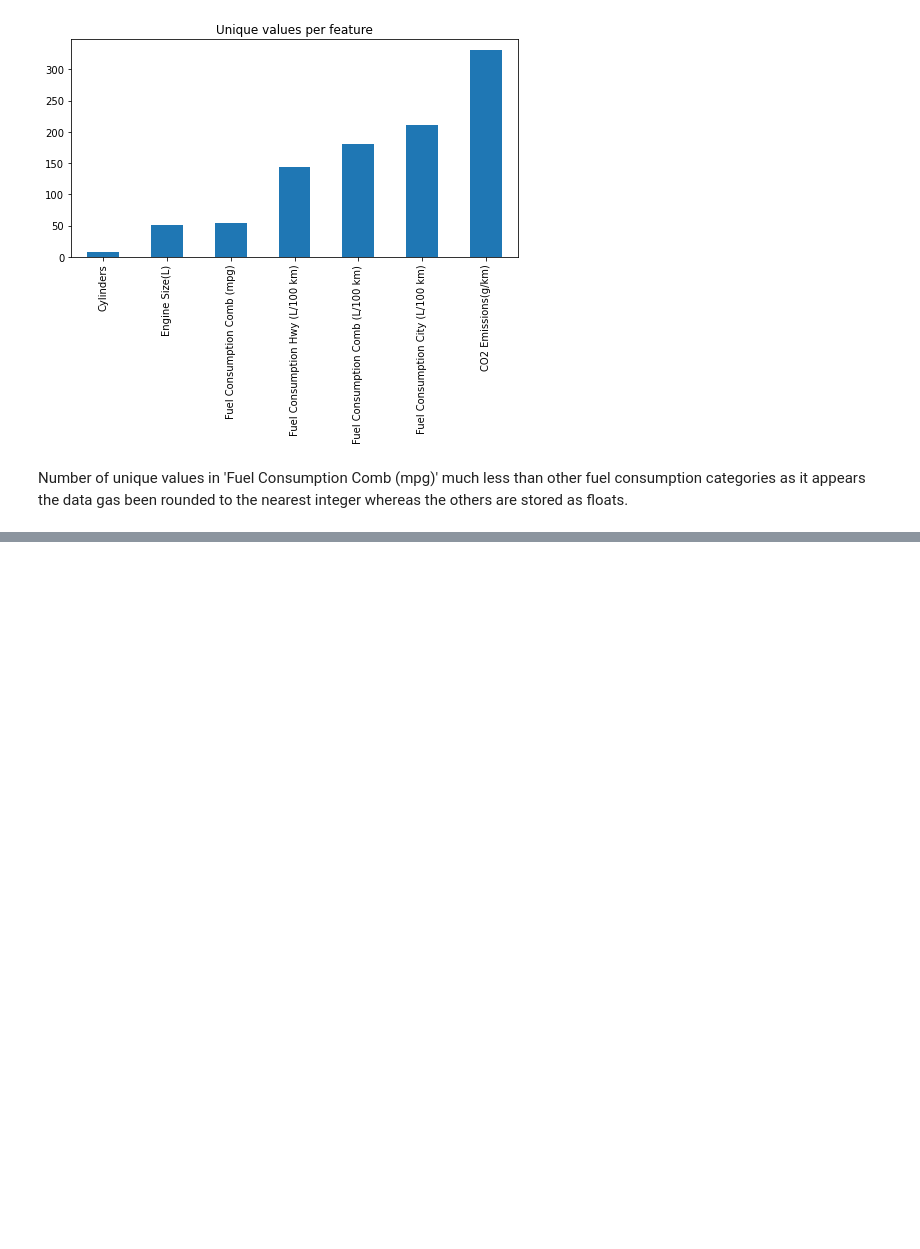
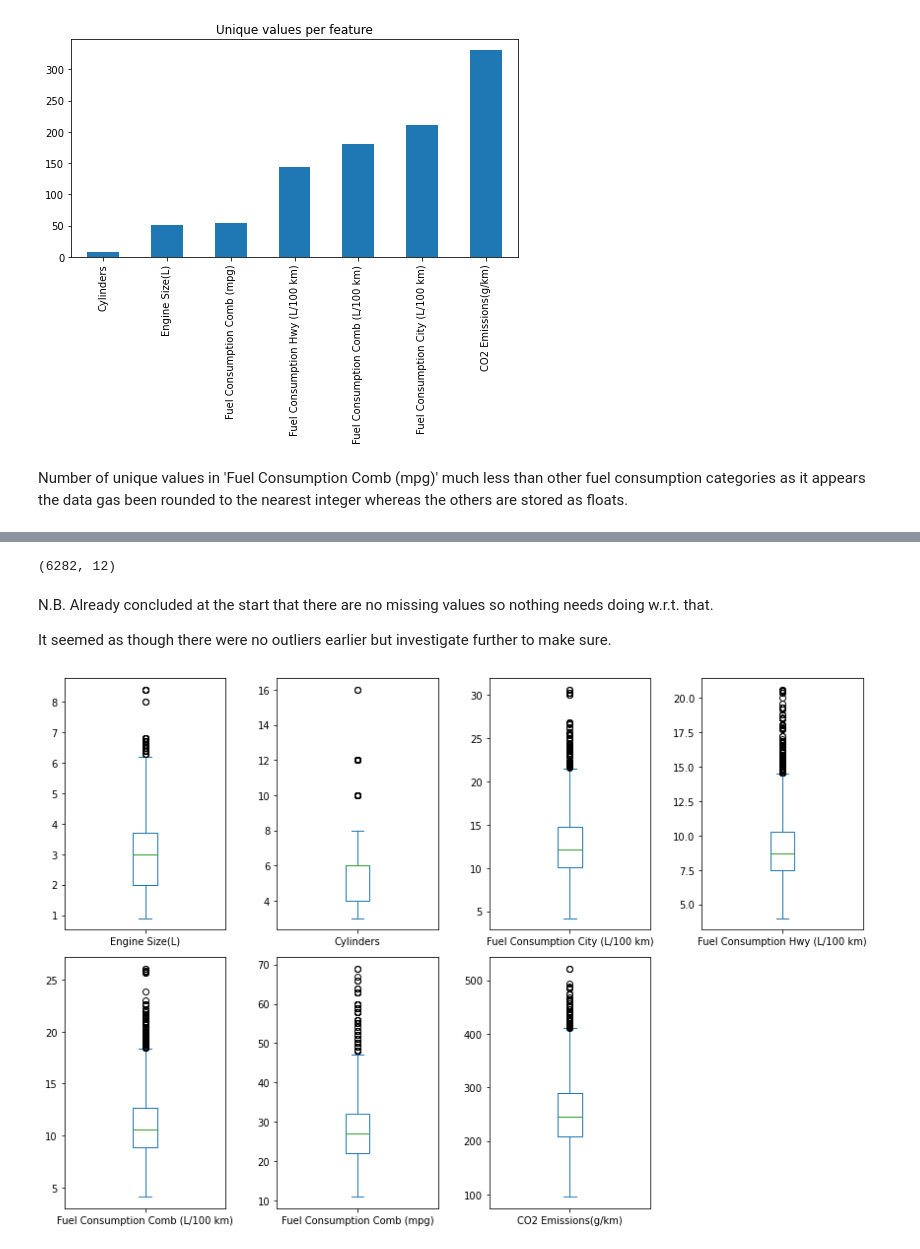
Before and after one commit to tbache/CO2_emissions_regression, a Jupyter notebook: CO2_emissions_regression.ipynb, the cells around one changed output, grey strips where cells are left out. Cells and saved outputs as stored; diff of their text form; code cells hidden in the pictures; blank space fills up the shorter version.

```diff
--- a/CO2_emissions_regression.ipynb
+++ b/CO2_emissions_regression.ipynb
@@ -140,0 +166,16 @@ Number of unique values in 'Fuel Consumption Comb (mpg)' much less than other fu
+# %%
+# It is unclear from the original data source/collection method why duplicated rows would be present so remove them.
+emissions.drop_duplicates(inplace=True)
+# %%
+emissions.shape
+# %% [output]
+(6282, 12)
+# %% [markdown]
+N.B. Already concluded at the start that there are no missing values so nothing needs doing w.r.t. that.
+
+It seemed as though there were no outliers earlier but investigate further to make sure.
+# %%
+emissions.plot(kind='box', subplots=True, figsize=(12,8), layout=(2,4))
+plt.tight_layout()
+# %% [output]
+[figure, added]
```
Also changed, not shown: parts of 8 cells of this notebook.
